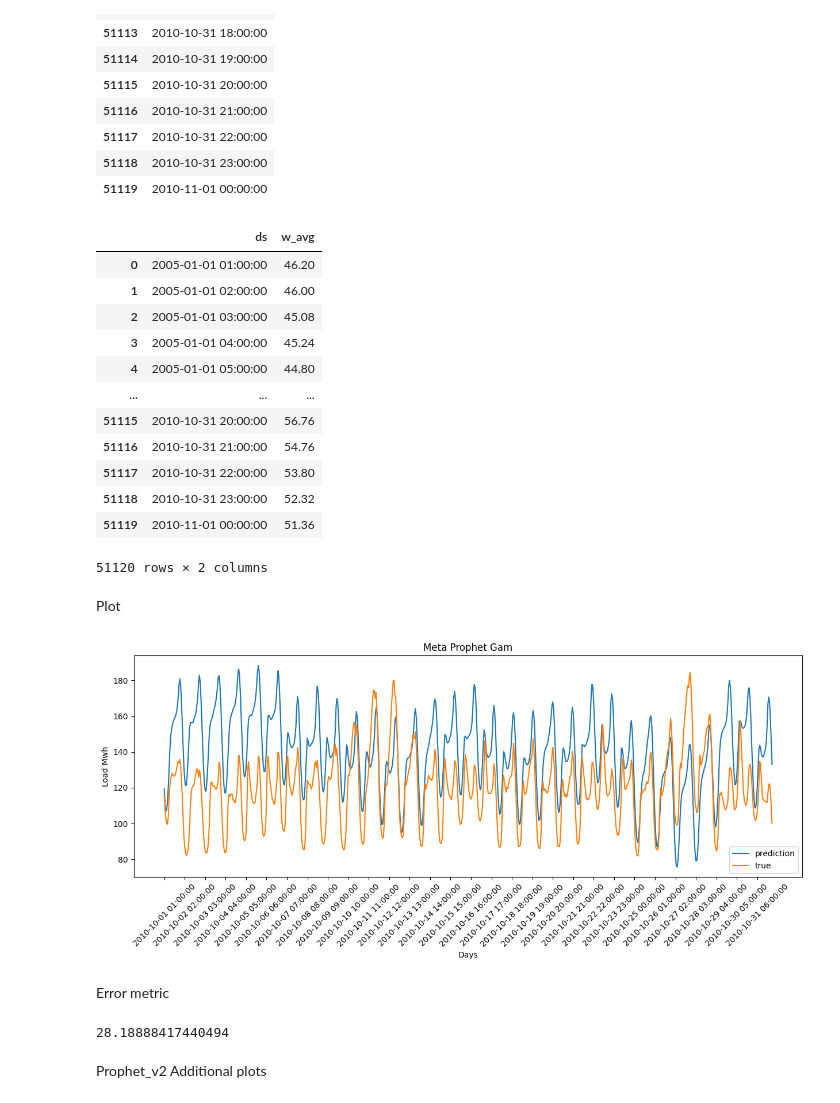
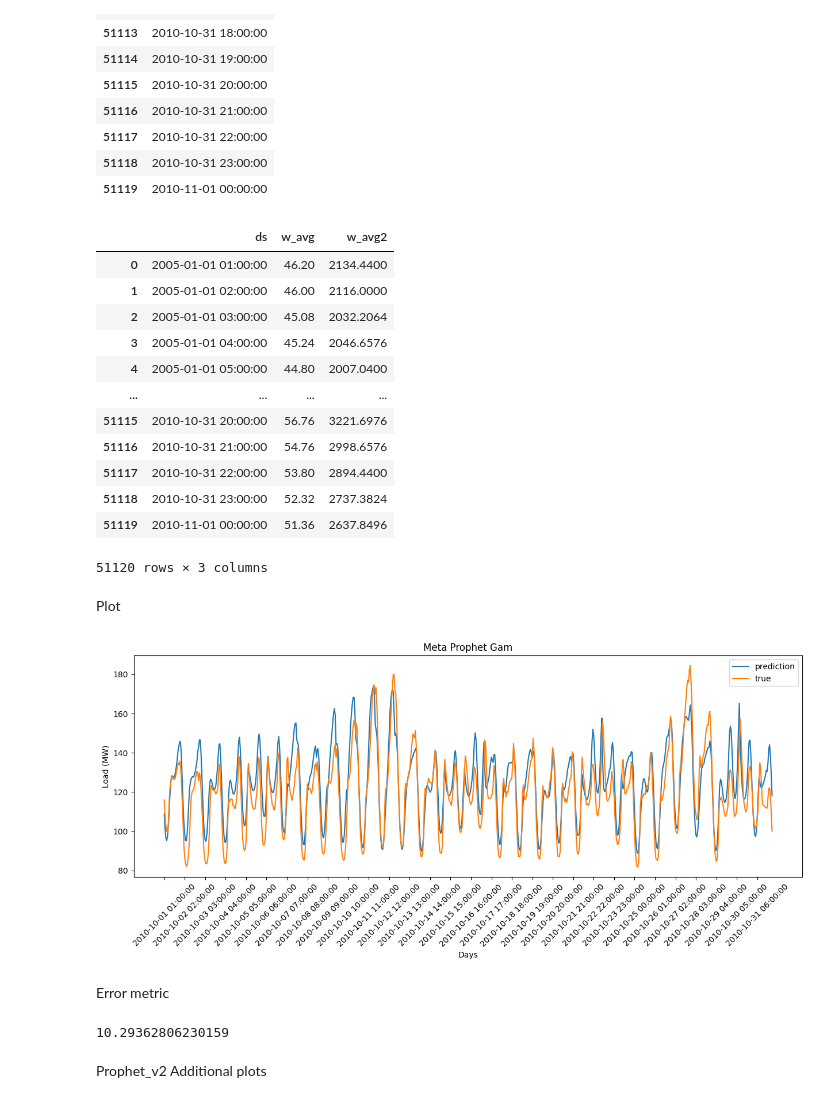
Before and after one commit to luca-pernigo/ThesisKernelMethods, a Jupyter notebook: experiments/point/train/prophet.ipynb, the cells around one changed output. Cells and saved outputs as stored; diff of their text form; code cells hidden in the pictures.

```diff
--- a/experiments/point/train/prophet.ipynb
+++ b/experiments/point/train/prophet.ipynb
@@ -130,9 +130,9 @@ y_test=df_test["LOAD"]
 
 # log transform the target variable
 # and add the power of temperature as regressor
-# df_train["y"]=np.log(df_train["y"])
-# df_train["w_avg2"]=df_train["w_avg"]**2
-# df_test["w_avg2"]=df_test["w_avg"]**2
+df_train["y"]=np.log(df_train["y"])
+df_train["w_avg2"]=df_train["w_avg"]**2
+df_test["w_avg2"]=df_test["w_avg"]**2
 # %%
 # init model
 prophet=Prophet(changepoint_prior_scale=0.5)
@@ -140,9 +140,9 @@ prophet=Prophet(changepoint_prior_scale=0.5)
 prophet.add_country_holidays(country_name='US')
 # add regressors
 prophet.add_regressor('w_avg')
-# prophet.add_regressor('w_avg2')
+prophet.add_regressor('w_avg2')
 
 # fit model
-prophet.fit(df_train[["ds","y","w_avg"]])
-# prophet.fit(df_train[["ds","y","w_avg","w_avg2"]])
+# prophet.fit(df_train[["ds","y","w_avg"]])
+prophet.fit(df_train[["ds","y","w_avg","w_avg2"]])
 # %% [output]
@@ -167,28 +167,28 @@ future.tail(10)
 | 51119 | 2010-11-01 00:00:00 |
 # %%
 # add regressors to the future df
-regressors=pd.concat([df_train[["w_avg"]],df_test[["w_avg"]]])
-# regressors=pd.concat([df_train[["w_avg","w_avg2"]],df_test[["w_avg","w_avg2"]]])
+# regressors=pd.concat([df_train[["w_avg"]],df_test[["w_avg"]]])
+regressors=pd.concat([df_train[["w_avg","w_avg2"]],df_test[["w_avg","w_avg2"]]])
 
 future["w_avg"]=regressors["w_avg"].values
-# future["w_avg2"]=regressors["w_avg2"].values
+future["w_avg2"]=regressors["w_avg2"].values
 
 # see future df
 future
 # %% [output]
-|  | ds | w_avg |
-| 0 | 2005-01-01 01:00:00 | 46.20 |
-| 1 | 2005-01-01 02:00:00 | 46.00 |
-| 2 | 2005-01-01 03:00:00 | 45.08 |
-| 3 | 2005-01-01 04:00:00 | 45.24 |
-| 4 | 2005-01-01 05:00:00 | 44.80 |
-| ... | ... | ... |
-| 51115 | 2010-10-31 20:00:00 | 56.76 |
-| 51116 | 2010-10-31 21:00:00 | 54.76 |
-| 51117 | 2010-10-31 22:00:00 | 53.80 |
-| 51118 | 2010-10-31 23:00:00 | 52.32 |
-| 51119 | 2010-11-01 00:00:00 | 51.36 |
+|  | ds | w_avg | w_avg2 |
+| 0 | 2005-01-01 01:00:00 | 46.20 | 2134.4400 |
+| 1 | 2005-01-01 02:00:00 | 46.00 | 2116.0000 |
+| 2 | 2005-01-01 03:00:00 | 45.08 | 2032.2064 |
+| 3 | 2005-01-01 04:00:00 | 45.24 | 2046.6576 |
+| 4 | 2005-01-01 05:00:00 | 44.80 | 2007.0400 |
+| ... | ... | ... | ... |
+| 51115 | 2010-10-31 20:00:00 | 56.76 | 3221.6976 |
+| 51116 | 2010-10-31 21:00:00 | 54.76 | 2998.6576 |
+| 51117 | 2010-10-31 22:00:00 | 53.80 | 2894.4400 |
+| 51118 | 2010-10-31 23:00:00 | 52.32 | 2737.3824 |
+| 51119 | 2010-11-01 00:00:00 | 51.36 | 2637.8496 |
-51120 rows × 2 columns
+51120 rows × 3 columns
 # %%
 # forecast for all rows in future
 forecast = prophet.predict(future)
@@ -200,27 +200,27 @@ Plot
 # %%
 
 plt.figure(figsize=(15,5))
-plt.plot(y_hat, label="prediction")
-# plt.plot(np.exp(y_hat), label="prediction")
+# plt.plot(y_hat, label="prediction")
+plt.plot(np.exp(y_hat), label="prediction")
 plt.plot(df_test["DS"],y_test, label="true")
 
 plt.xticks(np.arange(0,len(y_test)+1,25),rotation=45)
 
 plt.xlabel("Days")
-plt.ylabel("Load Mwh")
+plt.ylabel("Load (MW)")
 plt.title("Meta Prophet Gam")
 plt.legend()
 plt.show()
 # %% [output]
-[figure, old version]
+[figure, new version]
 # %% [markdown]
 Error metric
 # %%
 # we need to exponentiate because we applied log when passing it as independent variable
-np.sqrt(mean_squared_error(y_test, y_hat))
-# np.sqrt(mean_squared_error(y_test, np.exp(y_hat)))
+# np.sqrt(mean_squared_error(y_test, y_hat))
+np.sqrt(mean_squared_error(y_test, np.exp(y_hat)))
 # %% [output]
-28.18888417440494
+10.29362806230159
 # %% [markdown]
 Prophet_v2 Additional plots
 # %%
```
Also changed, not shown: parts of 5 cells of this notebook, 53 other files.
